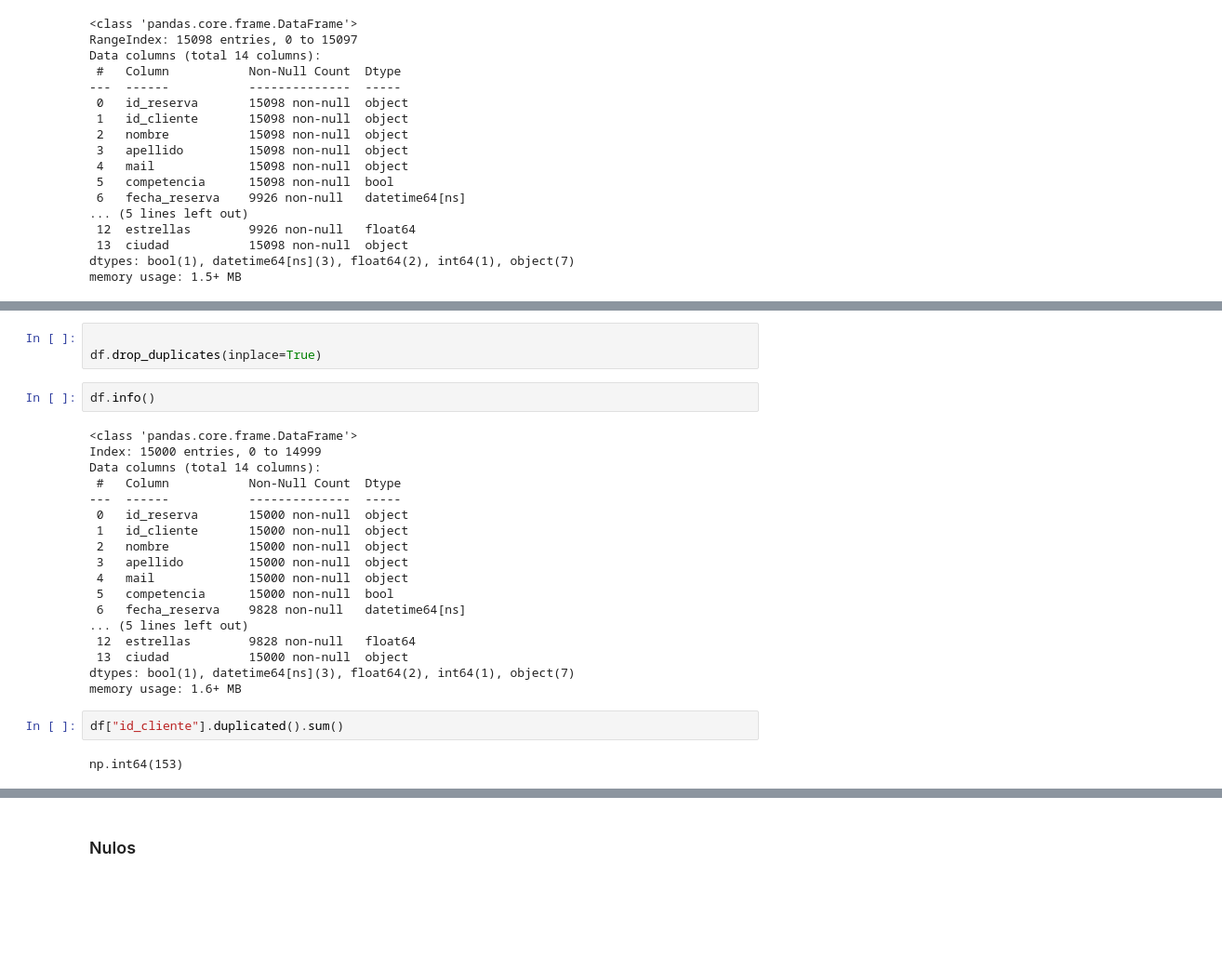
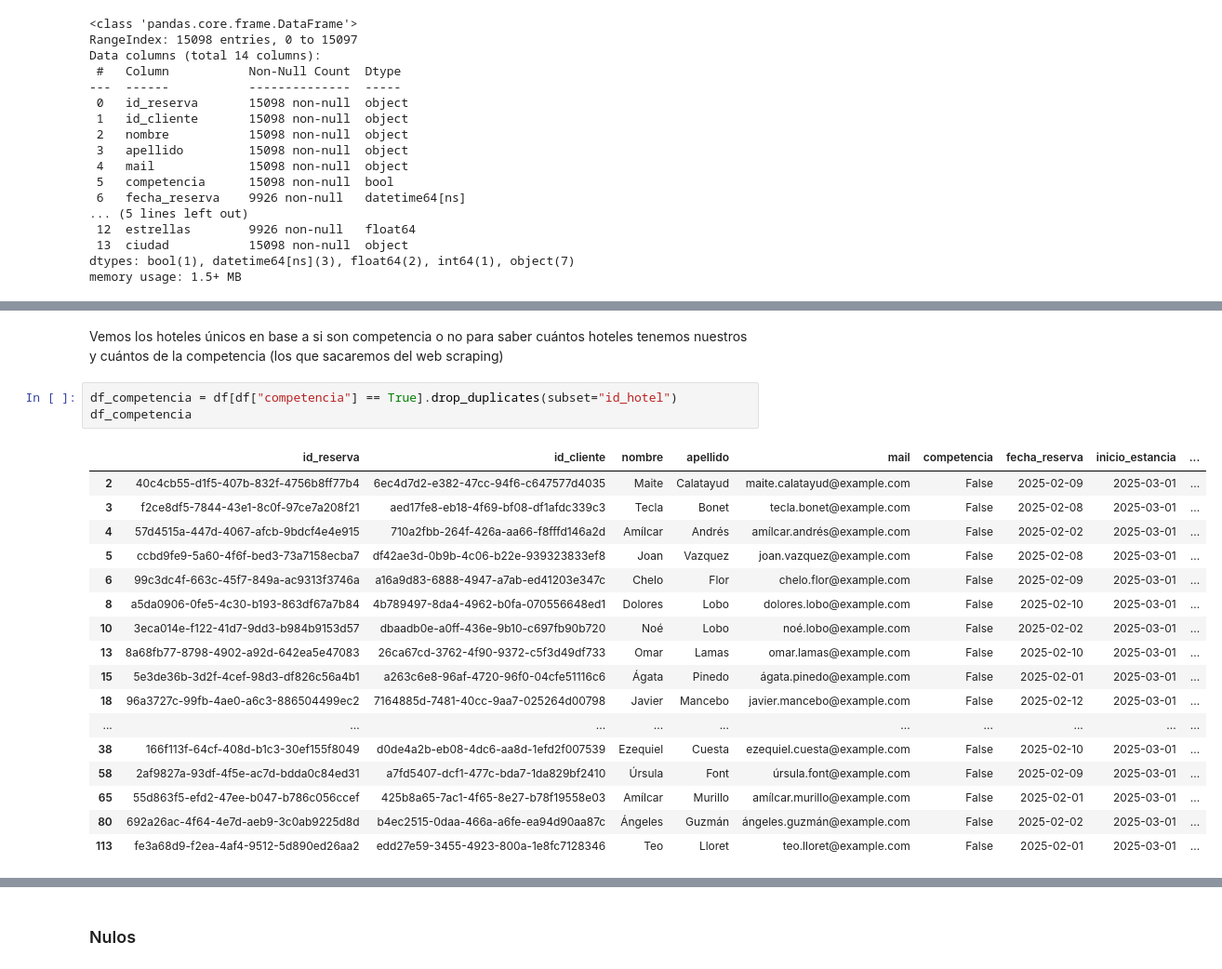
Before and after one commit to Gonzalo8julian/14.PROYECTO_ETL, a Jupyter notebook: jupyters/analisis_inicial.ipynb, the cells around one changed output, grey strips where cells are left out. Shown: that part at 93% size. Cells and saved outputs as stored; diff of their text form; blank space fills up the shorter version.

```diff
--- a/jupyters/analisis_inicial.ipynb
+++ b/jupyters/analisis_inicial.ipynb
@@ -86,27 +139,23 @@ np.int64(98)
-# %%
-
-df.drop_duplicates(inplace=True)
-# %%
-df.info()
-# %% [output]
-<class 'pandas.core.frame.DataFrame'>
-Index: 15000 entries, 0 to 14999
-Data columns (total 14 columns):
- #   Column           Non-Null Count  Dtype
----  ------           --------------  -----
- 0   id_reserva       15000 non-null  object
- 1   id_cliente       15000 non-null  object
- 2   nombre           15000 non-null  object
- 3   apellido         15000 non-null  object
- 4   mail             15000 non-null  object
- 5   competencia      15000 non-null  bool
- 6   fecha_reserva    9828 non-null   datetime64[ns]
-... (5 lines left out)
- 12  estrellas        9828 non-null   float64
- 13  ciudad           15000 non-null  object
-dtypes: bool(1), datetime64[ns](3), float64(2), int64(1), object(7)
-memory usage: 1.6+ MB
-# %%
-df["id_cliente"].duplicated().sum()
-# %% [output]
-np.int64(153)
+# %% [markdown]
+Vemos los hoteles únicos en base a si son competencia o no para saber cuántos hoteles tenemos nuestros y cuántos de la competencia (los que sacaremos del web scraping)
+# %%
+df_competencia = df[df["competencia"] == True].drop_duplicates(subset="id_hotel")
+df_competencia
+# %% [output]
+|  | id_reserva | id_cliente | nombre | apellido | mail | competencia | fecha_reserva | inicio_estancia | ... |
+| 2 | 40c4cb55-d1f5-407b-832f-4756b8ff77b4 | 6ec4d7d2-e382-47cc-94f6-c647577d4035 | Maite | Calatayud | maite.calatayud@example.com | False | 2025-02-09 | 2025-03-01 | ... |
+| 3 | f2ce8df5-7844-43e1-8c0f-97ce7a208f21 | aed17fe8-eb18-4f69-bf08-df1afdc339c3 | Tecla | Bonet | tecla.bonet@example.com | False | 2025-02-08 | 2025-03-01 | ... |
+| 4 | 57d4515a-447d-4067-afcb-9bdcf4e4e915 | 710a2fbb-264f-426a-aa66-f8fffd146a2d | Amílcar | Andrés | amílcar.andrés@example.com | False | 2025-02-02 | 2025-03-01 | ... |
+| 5 | ccbd9fe9-5a60-4f6f-bed3-73a7158ecba7 | df42ae3d-0b9b-4c06-b22e-939323833ef8 | Joan | Vazquez | joan.vazquez@example.com | False | 2025-02-08 | 2025-03-01 | ... |
+| 6 | 99c3dc4f-663c-45f7-849a-ac9313f3746a | a16a9d83-6888-4947-a7ab-ed41203e347c | Chelo | Flor | chelo.flor@example.com | False | 2025-02-09 | 2025-03-01 | ... |
+| 8 | a5da0906-0fe5-4c30-b193-863df67a7b84 | 4b789497-8da4-4962-b0fa-070556648ed1 | Dolores | Lobo | dolores.lobo@example.com | False | 2025-02-10 | 2025-03-01 | ... |
+| 10 | 3eca014e-f122-41d7-9dd3-b984b9153d57 | dbaadb0e-a0ff-436e-9b10-c697fb90b720 | Noé | Lobo | noé.lobo@example.com | False | 2025-02-02 | 2025-03-01 | ... |
+| 13 | 8a68fb77-8798-4902-a92d-642ea5e47083 | 26ca67cd-3762-4f90-9372-c5f3d49df733 | Omar | Lamas | omar.lamas@example.com | False | 2025-02-10 | 2025-03-01 | ... |
+| 15 | 5e3de36b-3d2f-4cef-98d3-df826c56a4b1 | a263c6e8-96af-4720-96f0-04cfe51116c6 | Ágata | Pinedo | ágata.pinedo@example.com | False | 2025-02-01 | 2025-03-01 | ... |
+| 18 | 96a3727c-99fb-4ae0-a6c3-886504499ec2 | 7164885d-7481-40cc-9aa7-025264d00798 | Javier | Mancebo | javier.mancebo@example.com | False | 2025-02-12 | 2025-03-01 | ... |
+| ... | ... | ... | ... | ... | ... | ... | ... | ... | ... |
+| 38 | 166f113f-64cf-408d-b1c3-30ef155f8049 | d0de4a2b-eb08-4dc6-aa8d-1efd2f007539 | Ezequiel | Cuesta | ezequiel.cuesta@example.com | False | 2025-02-10 | 2025-03-01 | ... |
+| 58 | 2af9827a-93df-4f5e-ac7d-bdda0c84ed31 | a7fd5407-dcf1-477c-bda7-1da829bf2410 | Úrsula | Font | úrsula.font@example.com | False | 2025-02-09 | 2025-03-01 | ... |
+| 65 | 55d863f5-efd2-47ee-b047-b786c056ccef | 425b8a65-7ac1-4f65-8e27-b78f19558e03 | Amílcar | Murillo | amílcar.murillo@example.com | False | 2025-02-01 | 2025-03-01 | ... |
+| 80 | 692a26ac-4f64-4e7d-aeb9-3c0ab9225d8d | b4ec2515-0daa-466a-a6fe-ea94d90aa87c | Ángeles | Guzmán | ángeles.guzmán@example.com | False | 2025-02-02 | 2025-03-01 | ... |
+| 113 | fe3a68d9-f2ea-4af4-9512-5d890ed26aa2 | edd27e59-3455-4923-800a-1e8fc7128346 | Teo | Lloret | teo.lloret@example.com | False | 2025-02-01 | 2025-03-01 | ... |
```
Also changed, not shown: parts of 37 cells of this notebook, 5 other files.
